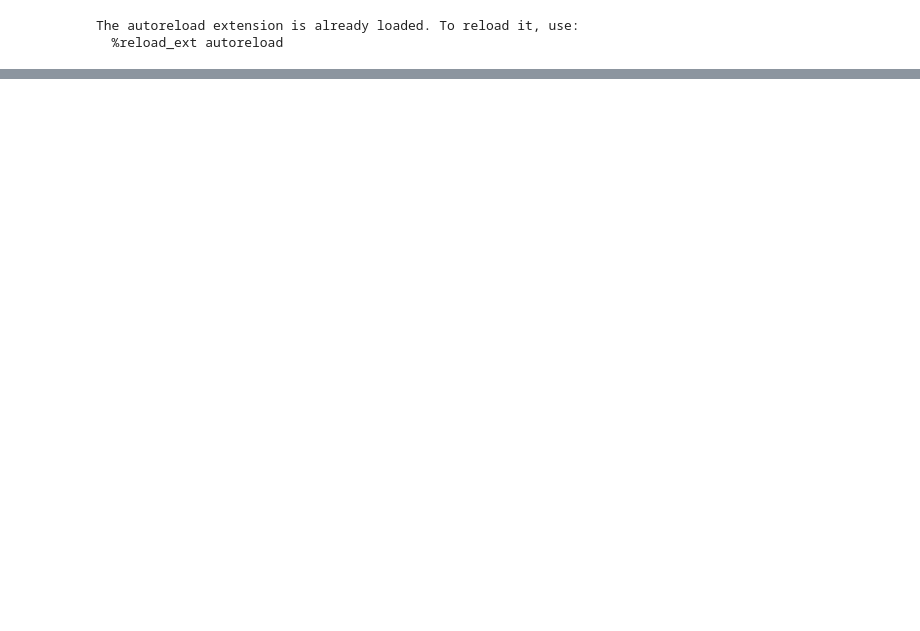
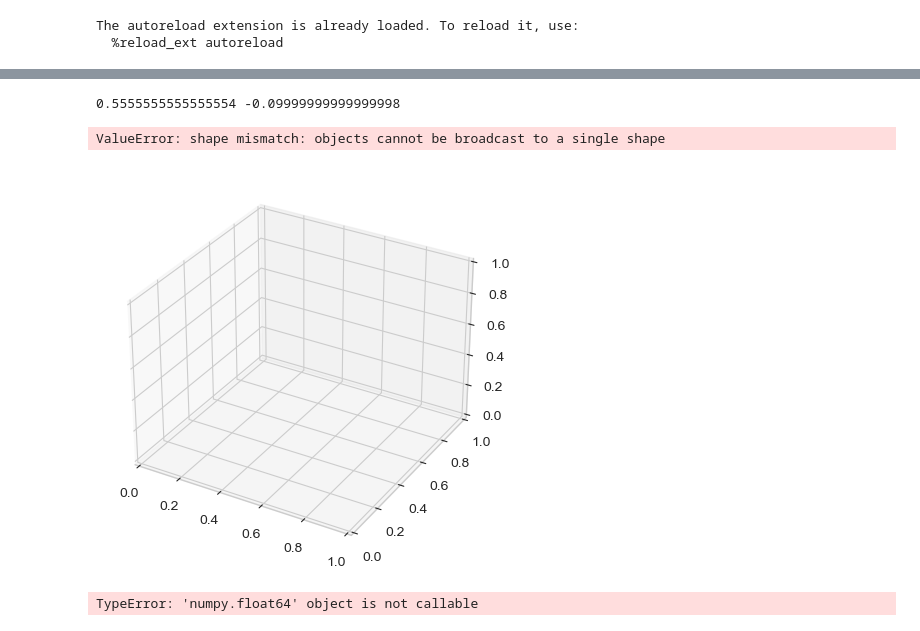
Before and after one commit to juliekrabek123/dynamic_cbjk, a Jupyter notebook: BI.ipynb, the cells around one changed output, grey strips where cells are left out. Drawn from its saved outputs; the diff is of its cells as text; code cells hidden in the pictures; blank space fills up the shorter version.

```diff
--- a/BI.ipynb
+++ b/BI.ipynb
@@ -109,0 +239,74 @@ The model converged: False
+# %%
+samplesize = data.shape[0]
+
+par_eta2 = copy.copy(model.eta2)
+par_mu2 = copy.copy(model.mu2)
+
+I = 10
+
+
+log_lik = np.nan + np.zeros((I,I))
+eta2= np.linspace(-1,1,I)
+eta3 = np.linspace(-1,1,I)
+
+for i in range(I):
+    for j in range(I):
+
+            # Estimate parameters
+            pnames = ['eta2','mu2']
+            theta = np.array([eta2[i], mu2[j]])
+            log_lik[i,j]=estimate.ll(theta,model, solver, data, pnames)
+
+
+log_lik *= samplesize*(-1)
+
+#Re-inset the true parameters
+model.eta2 = copy.copy(par_eta2)
+model.mu2 = copy.copy(mu2)
+
+
+
+x, y = np.unravel_index(np.argmax(log_lik), log_lik.shape)
+print(eta2[x], mu2[y])
+# %% [output]
+0.5555555555555554 -0.09999999999999998
+# %%
+# plot figure in three dimensions
+from mpl_toolkits.mplot3d import Axes3D
+from matplotlib import cm
+plt.style.use('seaborn-whitegrid')
+
+
+fig = plt.figure(figsize=(10,5))
+ax = fig.add_subplot(1,1,1,projection='3d', computed_zorder=False)
+
+# Make data.
+X, Y = np.meshgrid(eta2, mu2,indexing='ij')
+x, y = np.unravel_index(np.argmax(log_lik), log_lik.shape)
+
+# Plot the surface.
+surf = ax.plot_surface(X, Y, log_lik, cmap=cm.jet)
+
+#Plot max value
+max = ax.scatter(eta2[x], mu2[y], log_lik[x,y], color=['black'], marker='o', s=10)
+
+# Customize the axis.
+ax.set_xlabel(f'eta2')
+ax.set_ylabel(f'mu2')
+ax.set_title(f'Log-likelihood (2,3)')
+ax.invert_xaxis()
+
+# Add a color bar which maps values to colors.
+fig.colorbar(surf, shrink=0.5, aspect=5)
+
+plt.show()
+print(eta2[x], mu2[y])
+# %% [output]
+ValueError: shape mismatch: objects cannot be broadcast to a single shape
+[figure, added]
+# %%
+theta = np.array([0.0,0.0,0.0,0.0])
+pnames = ['eta2','eta3', 'mu1', 'mu2']
+estimate.minimize_bhhh(estimate.ll(theta, model, solver,data,pnames), theta)
+# %% [output]
+TypeError: 'numpy.float64' object is not callable
```
Also changed, not shown: parts of 15 cells of this notebook, 4 other files.
